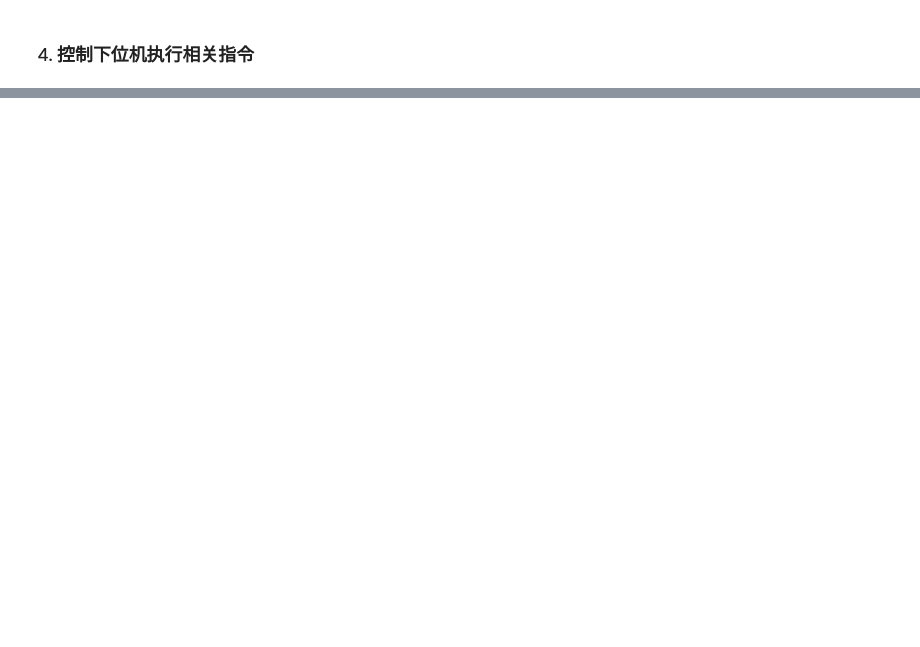
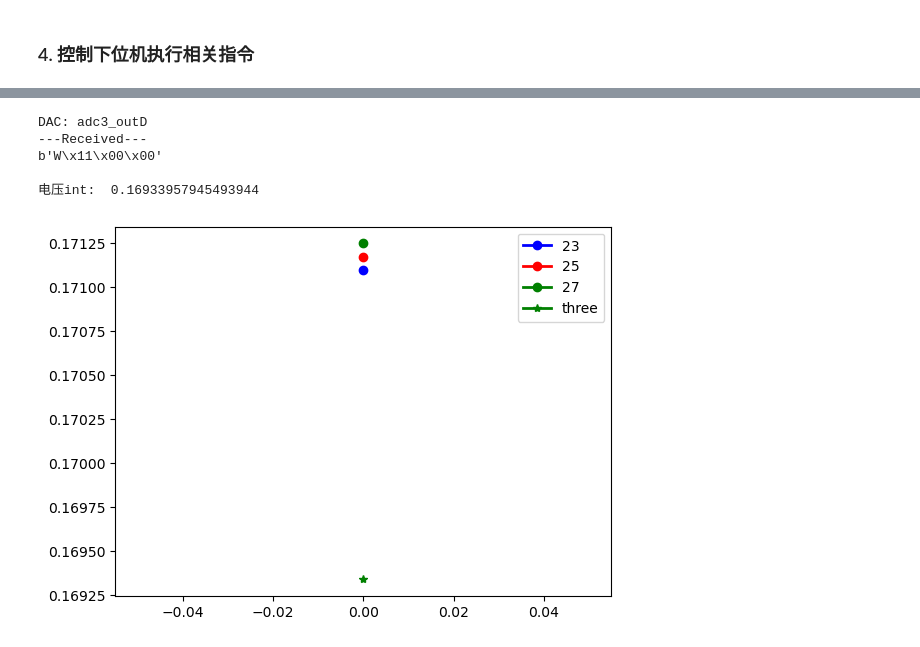
Before and after one commit to bei-meng/host_computer, a Jupyter notebook: example.ipynb, the cells around one changed output, grey strips where cells are left out. Saved outputs shown, nothing was run; the diff lists cells and outputs as text; code cells hidden in the pictures; blank space fills up the shorter version.

```diff
--- a/example.ipynb
+++ b/example.ipynb
@@ -128,0 +945,53 @@ Failed to connect: [WinError 10049] 在其上下文中，该请求的地址无
+# %%
+vres4 = []
+cond_res4 = []
+for i in colnum:
+    for j in i:
+        TIA_num = adc.TIA_index_map(j,1,True)
+        adc_num, adc_channel = int(TIA_num/4),TIA_num%4
+
+        channel_map = {0: 'A', 1: 'B', 2: 'C', 3: 'D'}
+        pkts=Packet()
+        adc_out = CMD(dict(
+            command_addr = 65+TIA_num,
+            command_type = COMMAND_TYPE[1],
+            n_addr_bytes = N_ADDR_BYTES[0],
+            n_data_bytes = N_DATA_BYTES[0],
+            command_name = f"adc{adc_num}_out{channel_map[adc_channel]}",
+            command_data = CmdData(0),
+            command_description = "从ADC对应通道读取数据"
+        ))
+        pkts.append_cmdlist([adc_out],mode=2)
+        print("DAC:",f"adc{adc_num}_out{channel_map[adc_channel]}")
+        # 发送指令
+        ps.send_packets(pkts)
+        # 接收信息
+        # 高16bit：0，低16bit：寄存器的16bit值
+        message = ps.receive_packet(f"adc读取:{adc_out.command_name}")
+
+        voltage_sample_hex = message.hex()[2:4] + message.hex()[0:2]
+        # print("电压hex: ",voltage_sample_hex)
+        voltage_sample_int = adc_to_voltage(voltage_sample_hex)
+        vres4.append(voltage_sample_int)
+        print("电压int: ",voltage_sample_int)
+        res_meas = 0.1 * (10e3+200) * 6.0241 / (voltage_sample_int+1e-10)
+        cond_res4.append(res_meas)
+    # print(res_meas)
+# %% [output]
+DAC: adc3_outD
+---Received---
+b'W\x11\x00\x00'
+
+电压int:  0.16933957945493944
+# %%
+import matplotlib.pyplot as plt
+plt.figure()
+plt.plot( vres, marker='o', color='b', linestyle='-', linewidth=2, markersize=6,label = "23")
+plt.plot( vres2, marker='o', color='r', linestyle='-', linewidth=2, markersize=6,label = "25")
+plt.plot( vres3, marker='o', color='g', linestyle='-', linewidth=2, markersize=6,label = "27")
+
+plt.plot( vres4, marker='*', color='g', linestyle='-', linewidth=2, markersize=6,label = "three")
+plt.legend()
+plt.show()
+# %% [output]
+[figure, added]
```
Also changed, not shown: parts of 37 cells of this notebook, 10 other files.
